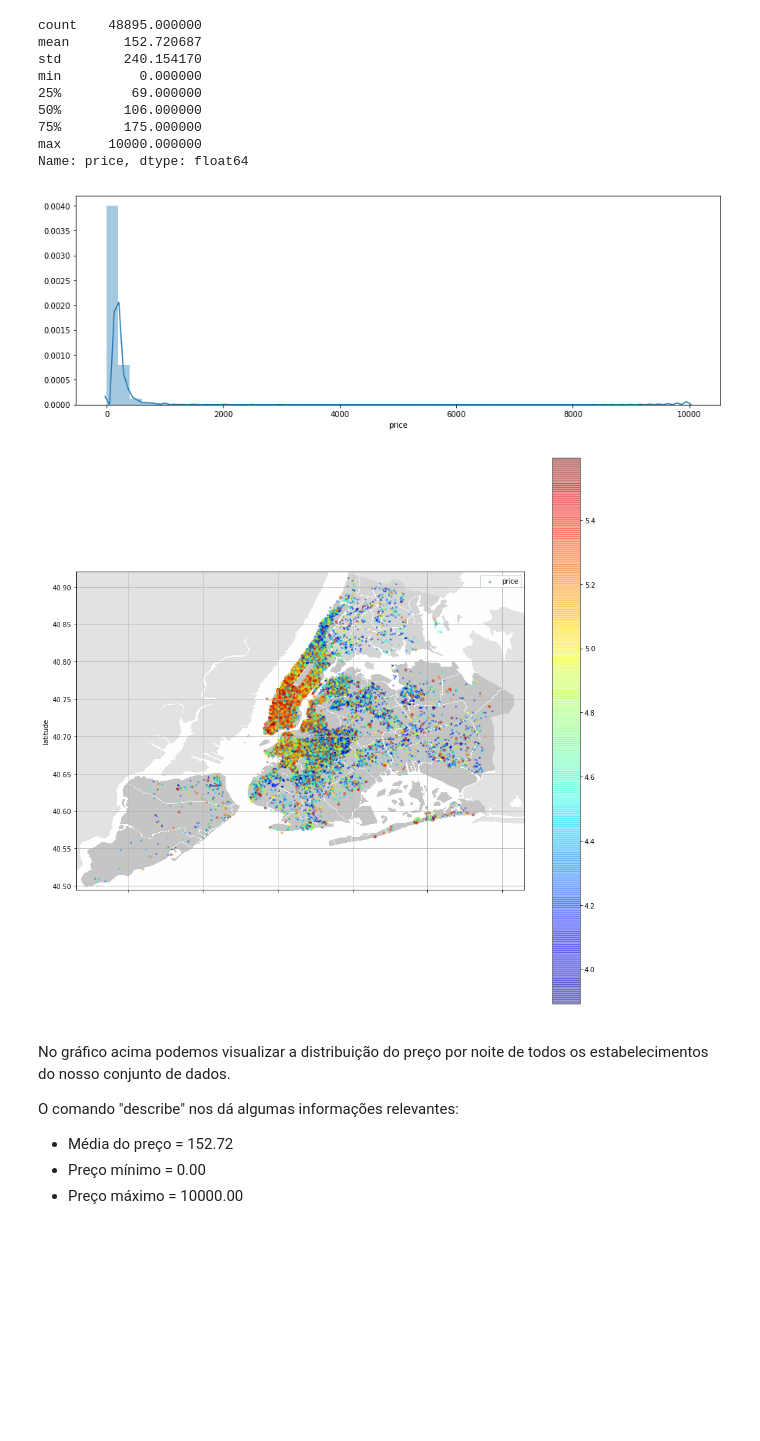
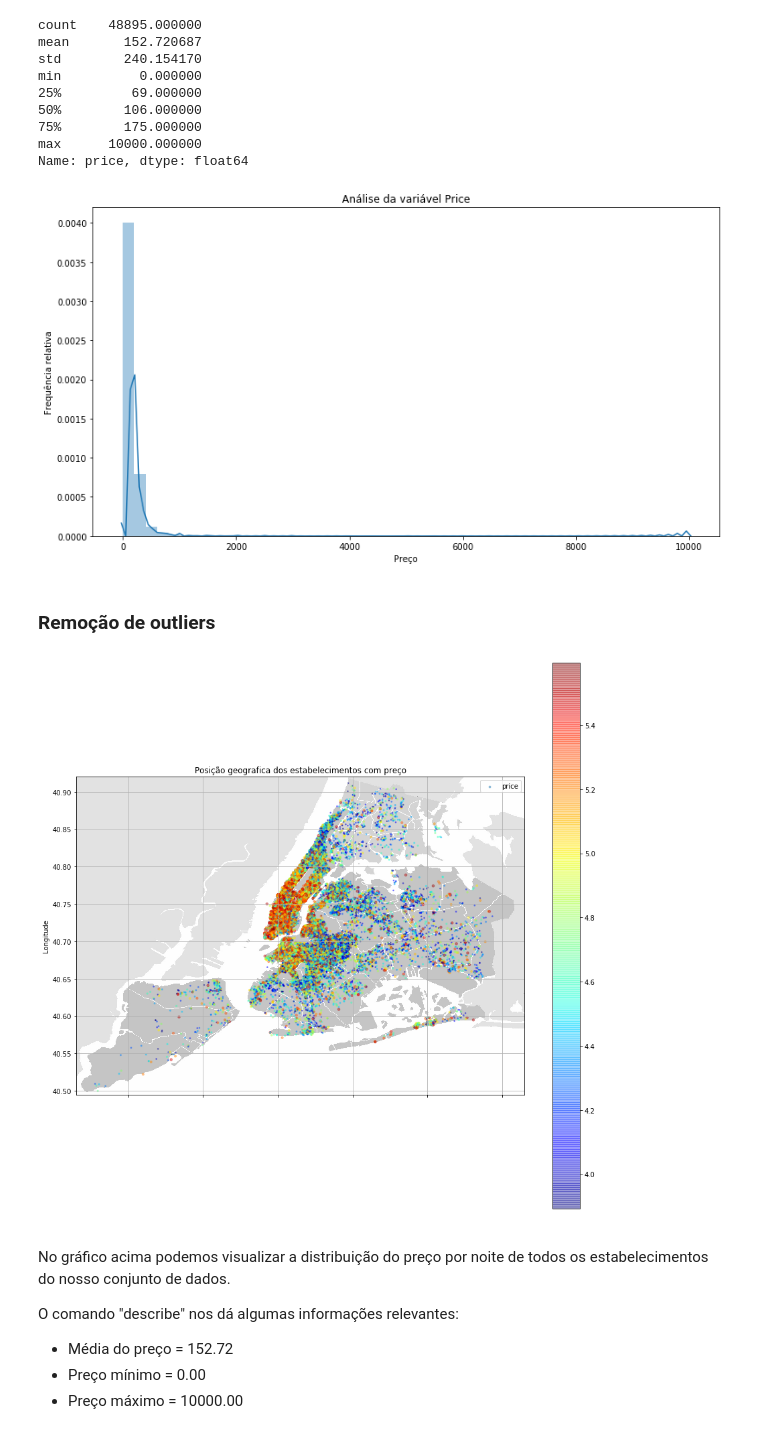
Before and after one commit to cicerotcv/P3_CienciaDados_2019.2, a Jupyter notebook: 00 dataset_airbnb.ipynb, the cells around one changed output. Drawn from its saved outputs; the diff is of its cells as text; code cells hidden in the pictures; blank space fills up the shorter version.

```diff
--- a/00 dataset_airbnb.ipynb
+++ b/00 dataset_airbnb.ipynb
@@ -224,8 +229,13 @@ max      10000.000000
 Name: price, dtype: float64
 # %%
 #Distribuição da variável number_of_reviews.
-fig = plt.figure(figsize=(15,5))
+fig = plt.figure(figsize=(13,7))
 sns.distplot(airbnb['price']);
+plt.title("Análise da variável Price")
+plt.xlabel("Preço")
+plt.ylabel("Frequência relativa");
 # %% [output]
-[figure, old version]
+[figure, new version]
+# %% [markdown]
+<h3>Remoção de outliers</i></h3>
 # %%
@@ -242,11 +252,12 @@ airbnb.plot(kind="scatter", x='longitude', y='latitude', marker="o",
 plt.imshow(new_york, alpha=0.4, cmap=plt.get_cmap("jet"), extent=[-74.27, -73.67, 40.495, 40.92])
 eixo_x = np.linspace(min(airbnb.longitude), max(airbnb.longitude), 0.3)
 plt.xlabel("Longitude")
+plt.ylabel("Longitude")
 plt.legend()
-plt.title("")
+plt.title("Posição geografica dos estabelecimentos com preço")
 plt.show()
 # %% [output]
-[figure, old version]
+[figure, new version]
 # %% [markdown]
 <p style="text-align:justify">
 
```
Also changed, not shown: parts of 32 cells of this notebook.
